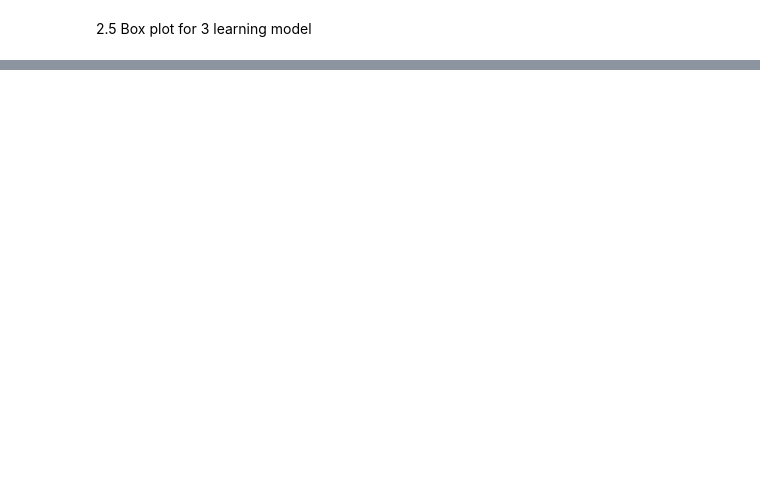
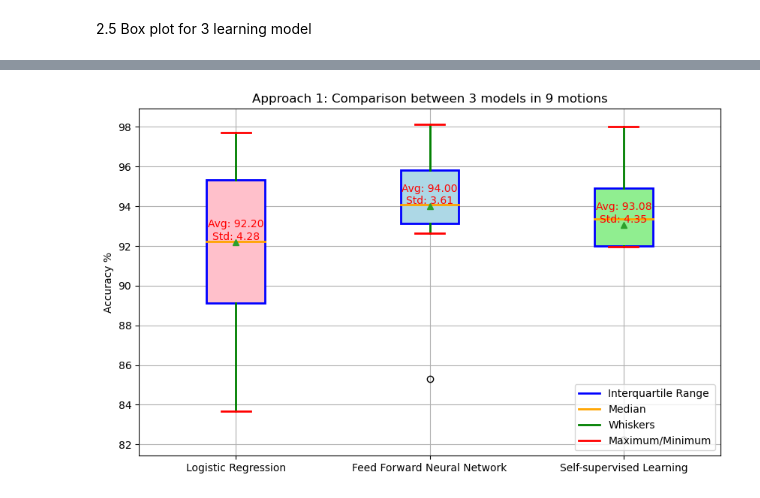
Before and after one commit to tuan220199/Prosthetic_hand_private, a Jupyter notebook: robustness_analysis_approach1_features_no_virtual.ipynb, the cells around one changed output, grey strips where cells are left out. Cells and saved outputs as stored; diff of their text form; code cells hidden in the pictures; blank space fills up the shorter version.

```diff
--- a/robustness_analysis_approach1_features_no_virtual.ipynb
+++ b/robustness_analysis_approach1_features_no_virtual.ipynb
@@ -983,0 +987,51 @@ plt.show()
+# %%
+import matplotlib.pyplot as plt
+import numpy as np
+
+# Data
+data = [
+    [0.8914261858746128, 0.9433724159618349, 0.9172854948605976, 0.9531751383647369, 0.8366960846221824, 0.8856894298314085, 0.9221498816337806, 0.9713560837002988, 0.977245465907905],
+    [0.9338661481356798, 0.955006643089654, 0.9407109307109133, 0.9584015452643753, 0.8529041386237134, 0.9263467673949144, 0.931461577329992, 0.9798030915418785, 0.9811868358161545],
+    [0.9298203587532043, 0.9481531381607056, 0.9334482749303182, 0.9490225315093994, 0.8222913940747579, 0.9200274348258972, 0.9195766448974609, 0.974602460861206, 0.9800923665364584]
+]
+
+# Multiply all values by 100
+data = [[value * 100 for value in lst] for lst in data]
+
+# Calculate average and standard deviation
+averages = [np.mean(lst) for lst in data]
+std_devs = [np.std(lst) for lst in data]
+
+# Plot boxplot with customized colors and statistics
+plt.figure(figsize=(10, 6))
+colors = ['pink', 'lightblue', 'lightgreen']
+boxprops = dict(color="blue", linewidth=2)
+medianprops = dict(color="orange", linewidth=2)
+whiskerprops = dict(color="green", linewidth=2)
+capprops = dict(color="red", linewidth=2)
+box = plt.boxplot(data, showmeans=True, patch_artist=True, boxprops=boxprops, medianprops=medianprops, whiskerprops=whiskerprops, capprops=capprops)
+
+for patch, color in zip(box['boxes'], colors):
+    patch.set_facecolor(color)
+
+plt.xticks([1, 2, 3], ['Logistic Regression', 'Feed Forward Neural Network', 'Self-supervised Learning'])
+plt.ylabel('Accuracy %')
+plt.title('Approach 1: Comparison between 3 models in 9 motions')
+plt.grid(True)
+
+# Add average and standard deviation text
+for i in range(len(data)):
+    plt.text(i + 1, averages[i], f'Avg: {averages[i]:.2f}\nStd: {std_devs[i]:.2f}', horizontalalignment='center', verticalalignment='bottom', fontsize=10, color='red')
+
+# Add legend explaining box components
+legend_elements = [
+    plt.Line2D([0], [0], color='blue', lw=2, label='Interquartile Range'),
+    plt.Line2D([0], [0], color='orange', lw=2, label='Median'),
+    plt.Line2D([0], [0], color='green', lw=2, label='Whiskers'),
+    plt.Line2D([0], [0], color='red', lw=2, label='Maximum/Minimum')
+]
+plt.legend(handles=legend_elements, loc='lower right')
+
+plt.show()
+# %% [output]
+[figure, added]
```
Also changed, not shown: parts of 6 cells of this notebook, 13 other files.
